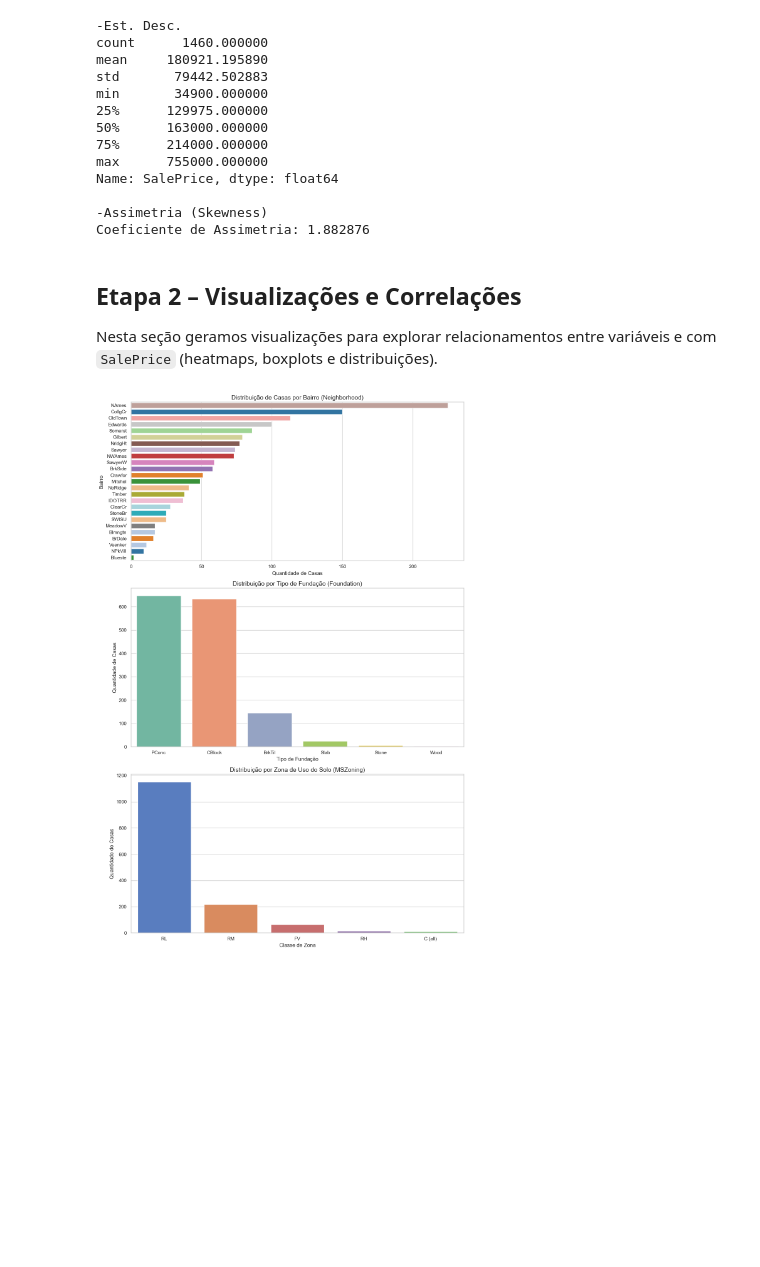
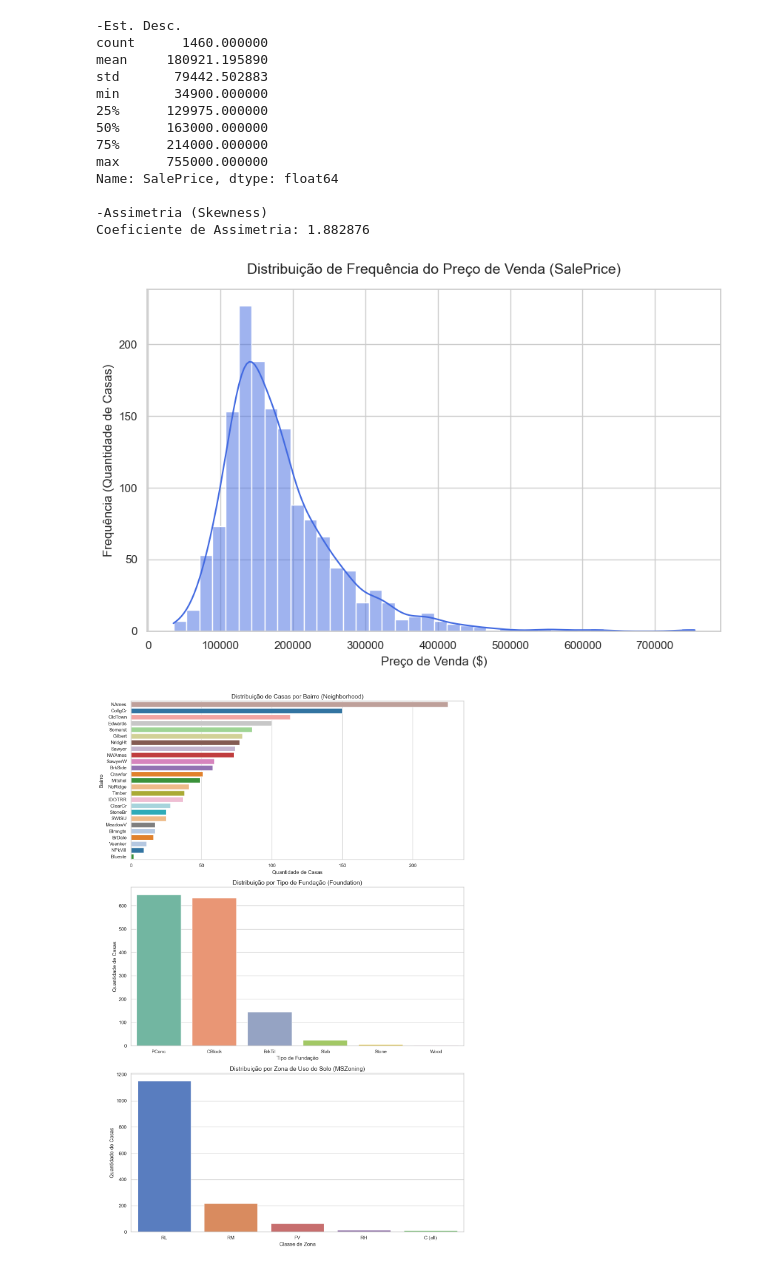
Before and after one commit to mariribeiro257/estat-exame-B, a Jupyter notebook: eda_housing_prices.ipynb, the cells around one changed output. Cells and saved outputs as stored; diff of their text form; code cells hidden in the pictures; blank space fills up the shorter version.

```diff
--- a/eda_housing_prices.ipynb
+++ b/eda_housing_prices.ipynb
@@ -18,0 +30,8 @@ Cada célula de código começa com um comentário curto indicando seu propósit
+# %%
+import pandas as pd
+
+houses = pd.read_csv('houses.csv', keep_default_na=False, na_values=['NA',''])
+houses.head()
+
+# Aqui, defini que apenas "NA" e '' serão considerados como valores nulos
+# "None" não será considerado nulo pois, em todas colunas que aparece, tem significado
@@ -107,3 +165,15 @@ Depending on the description of the variable, missing values may have a specific
 - ``Electrical``: MISSING VALUE!!
 
 For the variables that ``NA`` has a meaning, we can substitute ``NA`` with ``None``, so that ``NA`` stay reserved for actual missing values.
+# %%
+meaningfull_NA_list = ['PoolQC', 'MiscFeature', 'Alley', 'Fence', 'FireplaceQu', 'GarageType', 'GarageFinish', 'GarageQual', 'GarageCond', 'BsmtQual', 'BsmtCond', 'BsmtExposure', 'BsmtFinType1', 'BsmtFinType2']
+
+# Substituindo NA por None nas colunas onde NA tem significado
+for column in meaningfull_NA_list:
+    houses[column] = houses[column].fillna('None')
+
+# Como "GarageYrBlt" é uma variável numérica, não faz sentido substituir NA por None
+# Substituo por 0 para indicar que não tem garagem
+houses['GarageYrBlt'] = houses['GarageYrBlt'].fillna(0)
+
+print_null_info(houses)
@@ -146,0 +188,7 @@ Total columns: 79
+# %%
+# Substituindo valores ausentes de LotFrontage pela mediana
+lotfrontage_median = houses['LotFrontage'].median()
+houses['LotFrontage'] = houses['LotFrontage'].fillna(lotfrontage_median)
+
+print(f"LotFrontage median used for imputation: {lotfrontage_median:.2f}")
+print(f"Remaining missing values in LotFrontage: {houses['LotFrontage'].isna().sum()}")
@@ -165,8 +239,23 @@ Name: SalePrice, dtype: float64
 
 -Assimetria (Skewness)
 Coeficiente de Assimetria: 1.882876
-# %% [markdown]
-## Etapa 2 – Visualizações e Correlações
-
-Nesta seção geramos visualizações para explorar relacionamentos entre variáveis e com `SalePrice` (heatmaps, boxplots e distribuições).
+# %%
+import matplotlib.pyplot as plt
+import seaborn as sns
+
+sns.set_theme(style="whitegrid")
+
+# Criando a figura do histograma para o SalePrice
+plt.figure(figsize=(10, 6))
+sns.histplot(houses['SalePrice'], kde=True, color='royalblue', bins=40)
+
+plt.title('Distribuição de Frequência do Preço de Venda (SalePrice)', fontsize=14, pad=15)
+plt.xlabel('Preço de Venda ($)', fontsize=12)
+plt.ylabel('Frequência (Quantidade de Casas)', fontsize=12)
+
+plt.ticklabel_format(style='plain', axis='x')
+
+plt.show()
+# %% [output]
+[figure, added]
 # %%
```
Also changed, not shown: parts of 28 cells of this notebook.
